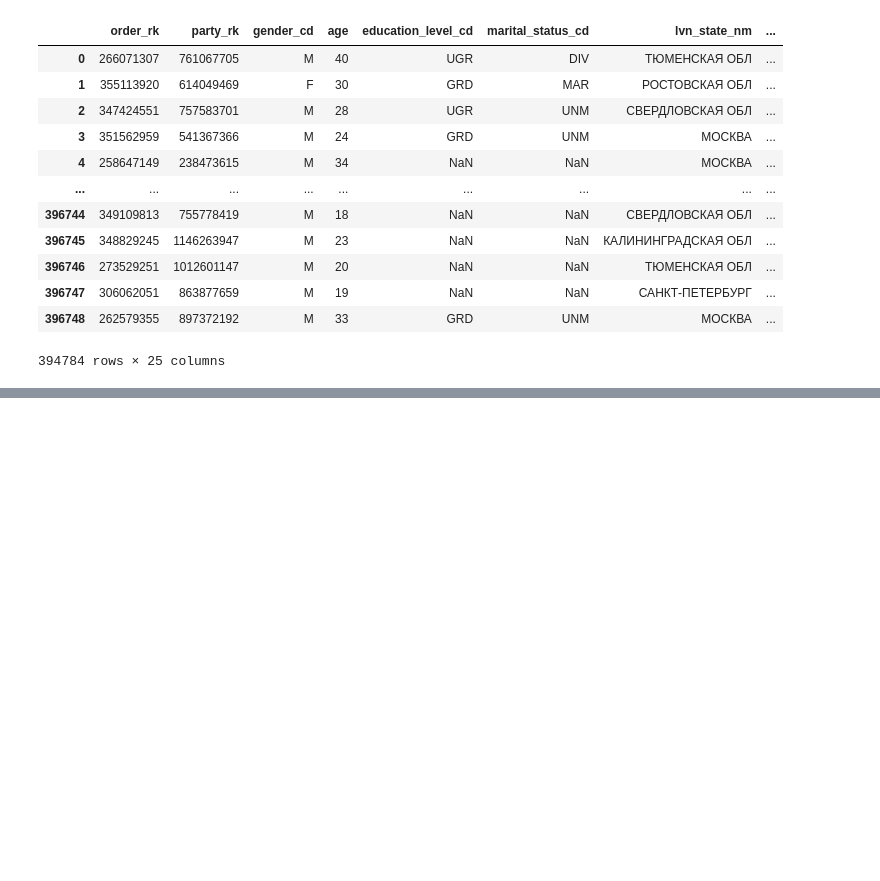
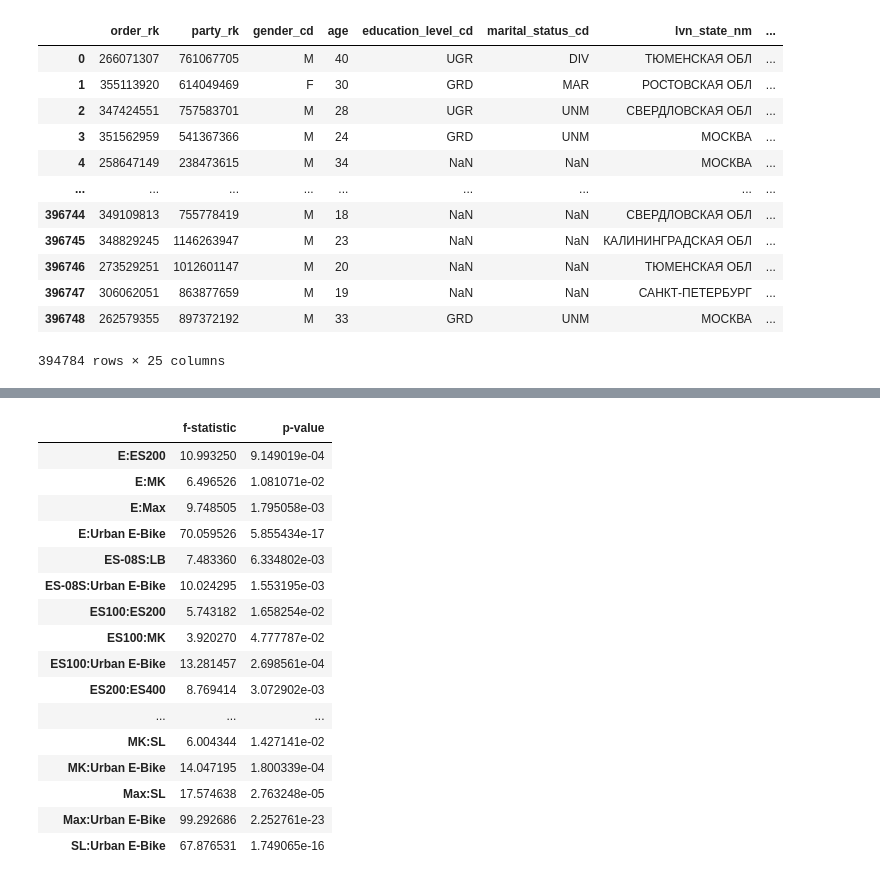
Before and after one commit to Dwwwarfff/NeDanoJit-ScooterProject-DANO, a Jupyter notebook: ANOVA.ipynb, the cells around one changed output, grey strips where cells are left out. Saved outputs shown, nothing was run; the diff lists cells and outputs as text; code cells hidden in the pictures; blank space fills up the shorter version.

Commit message:
ANOVA

```diff
--- a/ANOVA.ipynb
+++ b/ANOVA.ipynb
@@ -174,4 +192,22 @@ for model in grouped.groups:
 
 results = pd.DataFrame(results).T
 # %%
-results[results['p-value'] < 0.05].to_csv('models_anova.csv')
+results[results['p-value'] < 0.05]
+# %% [output]
+|  | f-statistic | p-value |
+| E:ES200 | 10.993250 | 9.149019e-04 |
+| E:MK | 6.496526 | 1.081071e-02 |
+| E:Max | 9.748505 | 1.795058e-03 |
+| E:Urban E-Bike | 70.059526 | 5.855434e-17 |
+| ES-08S:LB | 7.483360 | 6.334802e-03 |
+| ES-08S:Urban E-Bike | 10.024295 | 1.553195e-03 |
+| ES100:ES200 | 5.743182 | 1.658254e-02 |
+| ES100:MK | 3.920270 | 4.777787e-02 |
+| ES100:Urban E-Bike | 13.281457 | 2.698561e-04 |
+| ES200:ES400 | 8.769414 | 3.072902e-03 |
+| ... | ... | ... |
+| MK:SL | 6.004344 | 1.427141e-02 |
+| MK:Urban E-Bike | 14.047195 | 1.800339e-04 |
+| Max:SL | 17.574638 | 2.763248e-05 |
+| Max:Urban E-Bike | 99.292686 | 2.252761e-23 |
+| SL:Urban E-Bike | 67.876531 | 1.749065e-16 |
```
Also changed, not shown: parts of 4 cells of this notebook.
